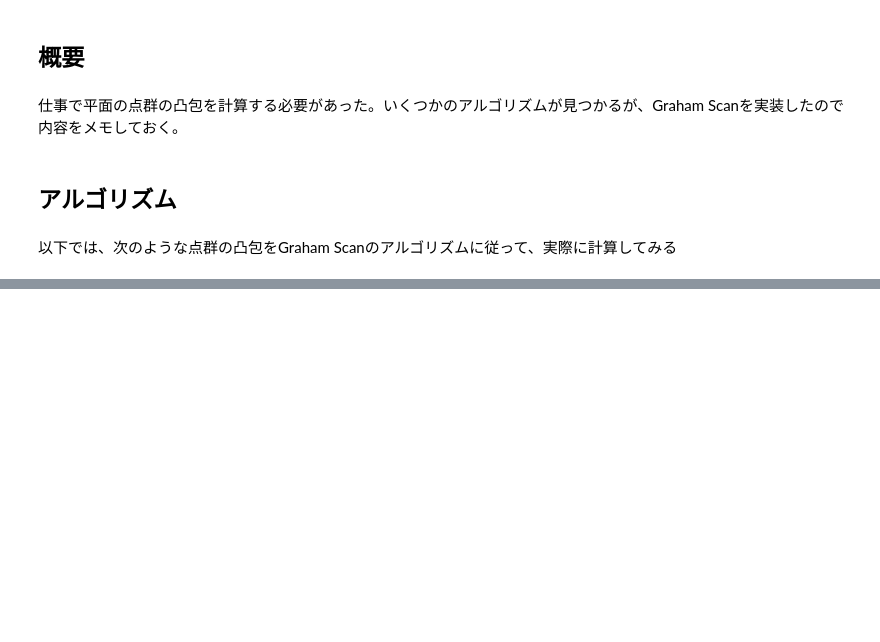
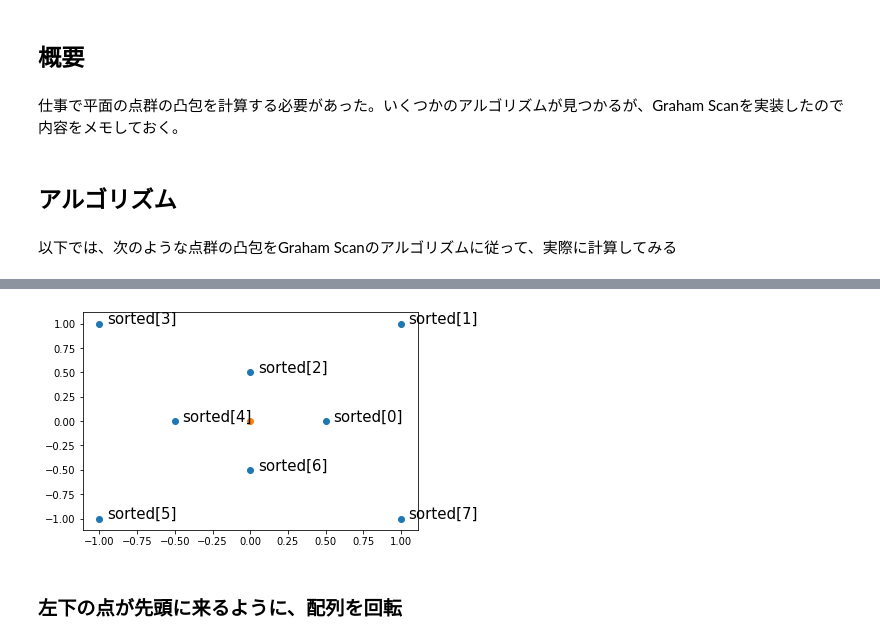
Before and after one commit to hotoku/graham_scan, a Jupyter notebook: graham_scan.ipynb, the cells around one changed output, grey strips where cells are left out. Saved outputs shown, nothing was run; the diff lists cells and outputs as text; code cells hidden in the pictures; blank space fills up the shorter version.

```diff
--- a/graham_scan.ipynb
+++ b/graham_scan.ipynb
@@ -137,0 +63,12 @@ plt.plot(gs[:,0], gs[:,1])
+# %%
+def calc_angle(p):
+    p2 = normalize(p)
+    ac = np.arccos(p2[:,0])
+    ac[np.where(p2[:,1] < 0)] *= -1
+    ac[np.where(p2[:,1] < 0)] += 2*np.pi
+    return ac * 180 / np.pi
+# %%
+ps2 = ps - center
+ps3 = normalize(ps2)
+angles = calc_angle(ps3)
+print("angles=", angles)
@@ -137,0 +92,12 @@ plt.plot(gs[:,0], gs[:,1])
+# %%
+reload(drawer)
+fig1 = drawer.fig()
+fig1.add_points(sorted)
+for i in range(len(sorted)):
+    fig1.add_text(sorted[i], f"sorted[{i}]")
+fig1.add_point(*center)
+fig1.draw()
+# %% [output]
+[figure, added]
+# %% [markdown]
+### 左下の点が先頭に来るように、配列を回転
```
Also changed, not shown: parts of 50 cells of this notebook, 4 other files.
